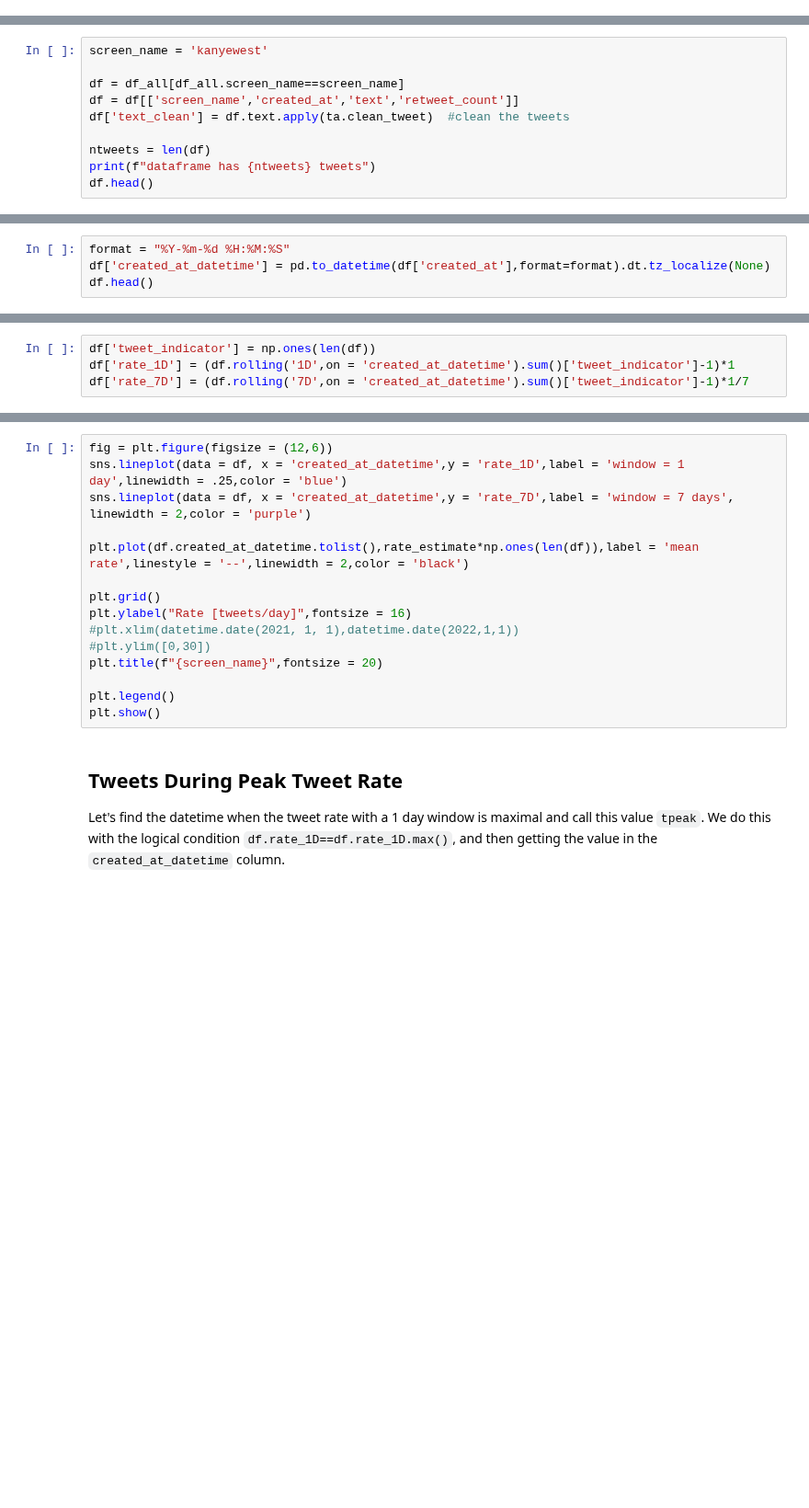
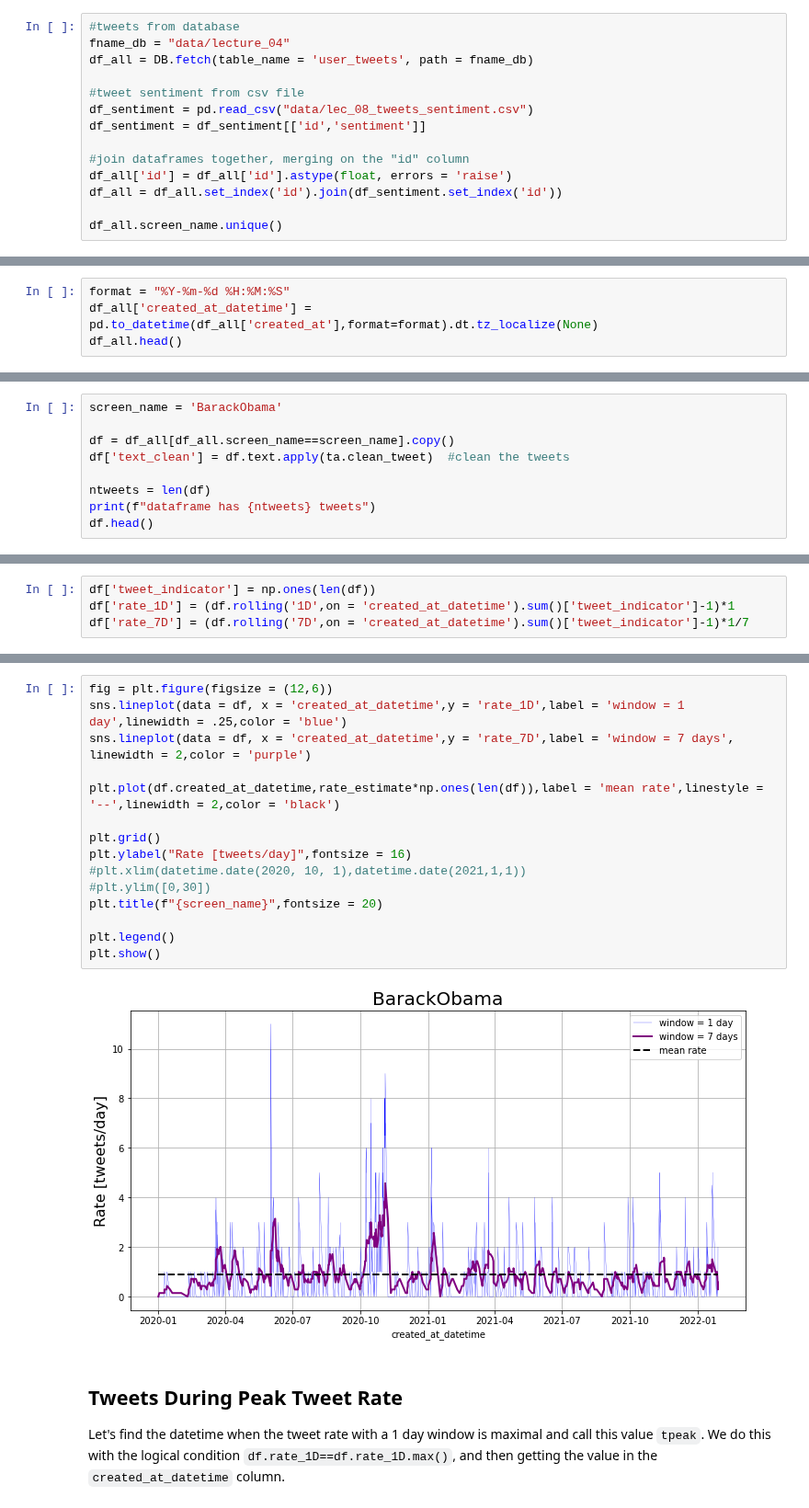
Before and after one commit to zlisto/social_media_analytics, a Jupyter notebook: Lecture08_TimeSeriesAnalysis.ipynb, the cells around one changed output, grey strips where cells are left out. Shown at 92% size. Saved outputs shown, nothing was run; the diff lists cells and outputs as text; blank space fills up the shorter version.

```diff
--- a/Lecture08_TimeSeriesAnalysis.ipynb
+++ b/Lecture08_TimeSeriesAnalysis.ipynb
@@ -100,0 +81,14 @@ df_all.screen_name.unique()
+# %%
+#tweets from database
+fname_db = "data/lecture_04"
+df_all = DB.fetch(table_name = 'user_tweets', path = fname_db)
+
+#tweet sentiment from csv file
+df_sentiment = pd.read_csv("data/lec_08_tweets_sentiment.csv")
+df_sentiment = df_sentiment[['id','sentiment']]
+
+#join dataframes together, merging on the "id" column
+df_all['id'] = df_all['id'].astype(float, errors = 'raise')
+df_all = df_all.set_index('id').join(df_sentiment.set_index('id'))
+
+df_all.screen_name.unique()
@@ -100,0 +115,4 @@ df_all.screen_name.unique()
+# %%
+format = "%Y-%m-%d %H:%M:%S"
+df_all['created_at_datetime'] = pd.to_datetime(df_all['created_at'],format=format).dt.tz_localize(None)
+df_all.head()
@@ -109,8 +133,7 @@ We will also be making word clouds, so apply the `clean_tweet` function to the `
 # %%
-screen_name = 'kanyewest'
+screen_name = 'BarackObama'
 
-df = df_all[df_all.screen_name==screen_name]
-df = df[['screen_name','created_at','text','retweet_count']]
+df = df_all[df_all.screen_name==screen_name].copy()
 df['text_clean'] = df.text.apply(ta.clean_tweet)  #clean the tweets
 
 ntweets = len(df)
@@ -125,7 +151,3 @@ We add a column `created_at_datetime` to the dataframe which are the `created_at
-# %%
-format = "%Y-%m-%d %H:%M:%S"
-df['created_at_datetime'] = pd.to_datetime(df['created_at'],format=format).dt.tz_localize(None)
-df.head()
 # %% [markdown]
 ## Shifting Timezone
 
@@ -189,18 +238,20 @@ The `lineplot` function allows us to plot the rate with different window sizes.
 # %%
 fig = plt.figure(figsize = (12,6))
 sns.lineplot(data = df, x = 'created_at_datetime',y = 'rate_1D',label = 'window = 1 day',linewidth = .25,color = 'blue')
 sns.lineplot(data = df, x = 'created_at_datetime',y = 'rate_7D',label = 'window = 7 days', linewidth = 2,color = 'purple')
 
-plt.plot(df.created_at_datetime.tolist(),rate_estimate*np.ones(len(df)),label = 'mean rate',linestyle = '--',linewidth = 2,color = 'black')
+plt.plot(df.created_at_datetime,rate_estimate*np.ones(len(df)),label = 'mean rate',linestyle = '--',linewidth = 2,color = 'black')
 
 plt.grid()
 plt.ylabel("Rate [tweets/day]",fontsize = 16)
-#plt.xlim(datetime.date(2021, 1, 1),datetime.date(2022,1,1))
+#plt.xlim(datetime.date(2020, 10, 1),datetime.date(2021,1,1))
 #plt.ylim([0,30])
 plt.title(f"{screen_name}",fontsize = 20)
 
 plt.legend()
 plt.show()
+# %% [output]
+[figure, added]
 # %% [markdown]
 ## Tweets During Peak Tweet Rate
 
```
Also changed, not shown: parts of 41 cells of this notebook.
